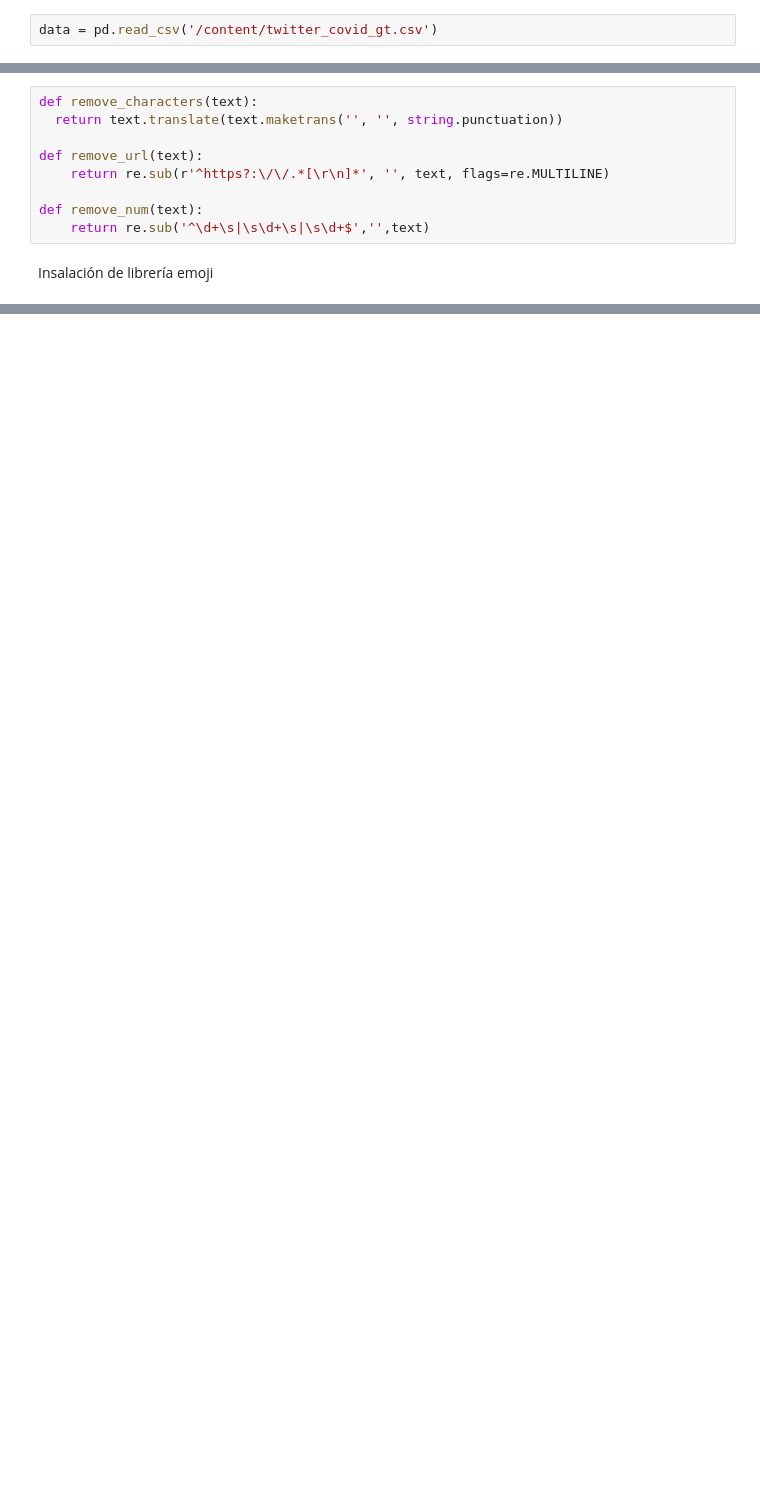
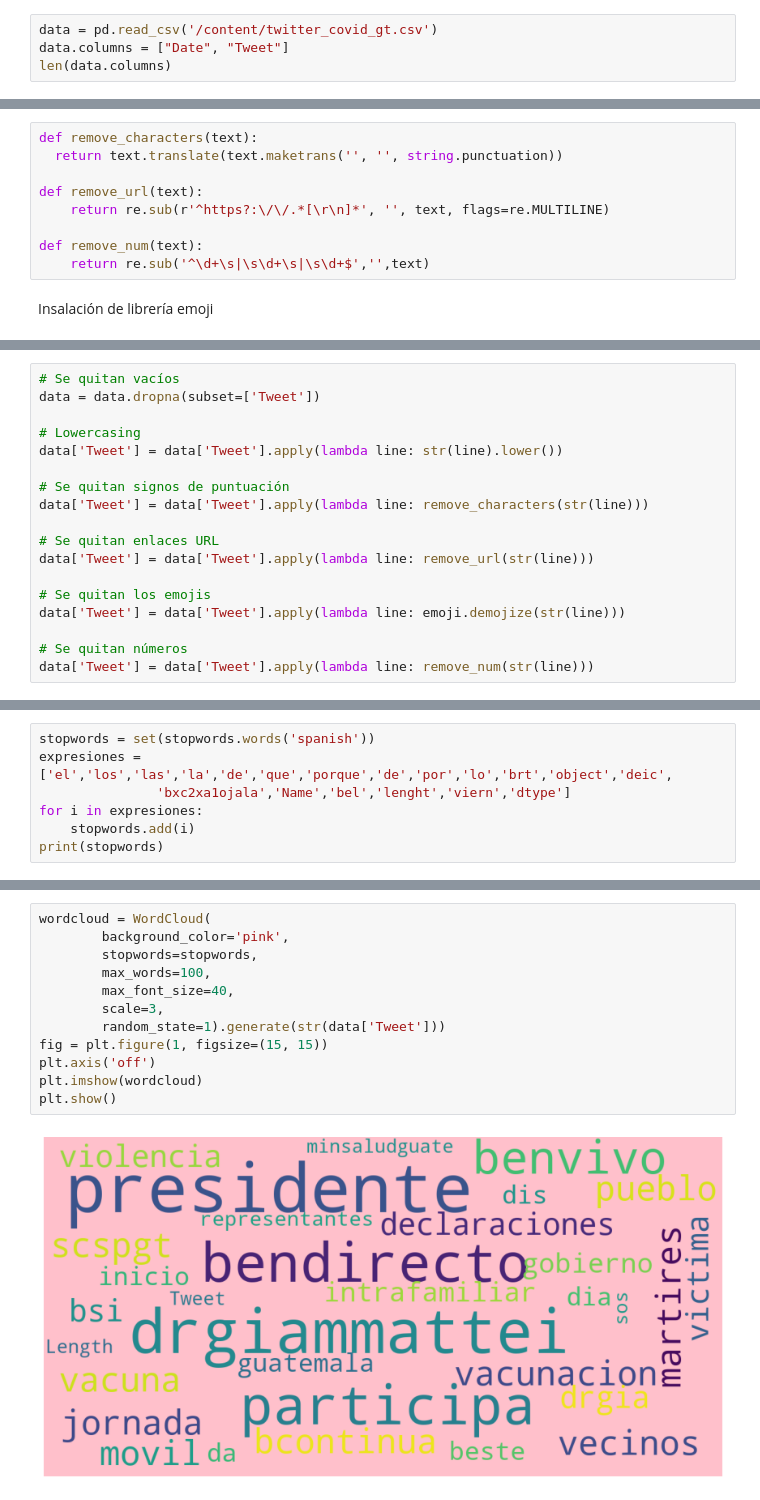
Before and after one commit to diegoestradaXO/Lab6-Data-Science, a Jupyter notebook: Lab6.ipynb, the cells around one changed output, grey strips where cells are left out. Saved outputs shown, nothing was run; the diff lists cells and outputs as text; blank space fills up the shorter version.

```diff
--- a/Lab6.ipynb
+++ b/Lab6.ipynb
@@ -79,3 +82,5 @@ for tweet in tweepy.Cursor(api.user_timeline,id='GuatemalaGob', lang="es").items
 ### Carga de datos
 # %%
 data = pd.read_csv('/content/twitter_covid_gt.csv')
+data.columns = ["Date", "Tweet"]
+len(data.columns)
@@ -106,0 +108,18 @@ Successfully installed emoji-1.4.2
+# %%
+# Se quitan vacíos
+data = data.dropna(subset=['Tweet'])
+
+# Lowercasing
+data['Tweet'] = data['Tweet'].apply(lambda line: str(line).lower())
+
+# Se quitan signos de puntuación
+data['Tweet'] = data['Tweet'].apply(lambda line: remove_characters(str(line)))
+
+# Se quitan enlaces URL
+data['Tweet'] = data['Tweet'].apply(lambda line: remove_url(str(line)))
+
+# Se quitan los emojis
+data['Tweet'] = data['Tweet'].apply(lambda line: emoji.demojize(str(line)))
+
+# Se quitan números
+data['Tweet'] = data['Tweet'].apply(lambda line: remove_num(str(line)))
@@ -106,0 +135,7 @@ Successfully installed emoji-1.4.2
+# %%
+stopwords = set(stopwords.words('spanish'))
+expresiones = ['el','los','las','la','de','que','porque','de','por','lo','brt','object','deic',
+               'bxc2xa1ojala','Name','bel','lenght','viern','dtype']
+for i in expresiones:
+    stopwords.add(i)
+print(stopwords)
@@ -106,0 +167,14 @@ Successfully installed emoji-1.4.2
+# %%
+wordcloud = WordCloud(
+        background_color='pink',
+        stopwords=stopwords,
+        max_words=100,
+        max_font_size=40,
+        scale=3,
+        random_state=1).generate(str(data['Tweet']))
+fig = plt.figure(1, figsize=(15, 15))
+plt.axis('off')
+plt.imshow(wordcloud)
+plt.show()
+# %% [output]
+[figure, added]
```
Also changed, not shown: parts of 23 cells of this notebook.
